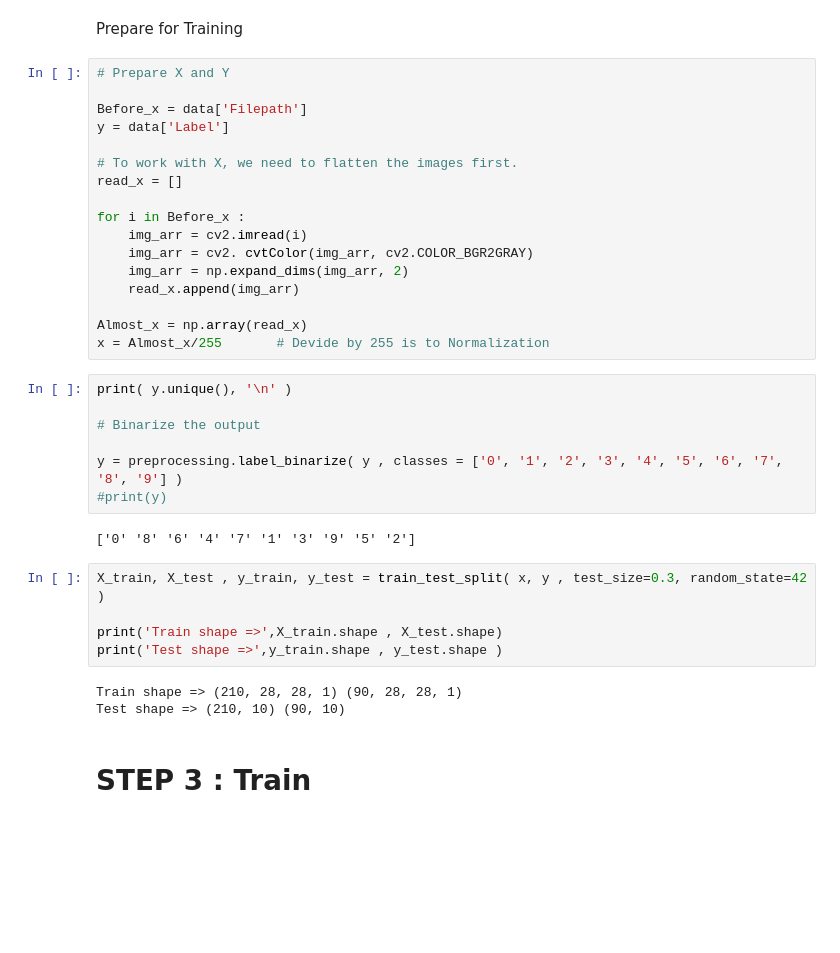
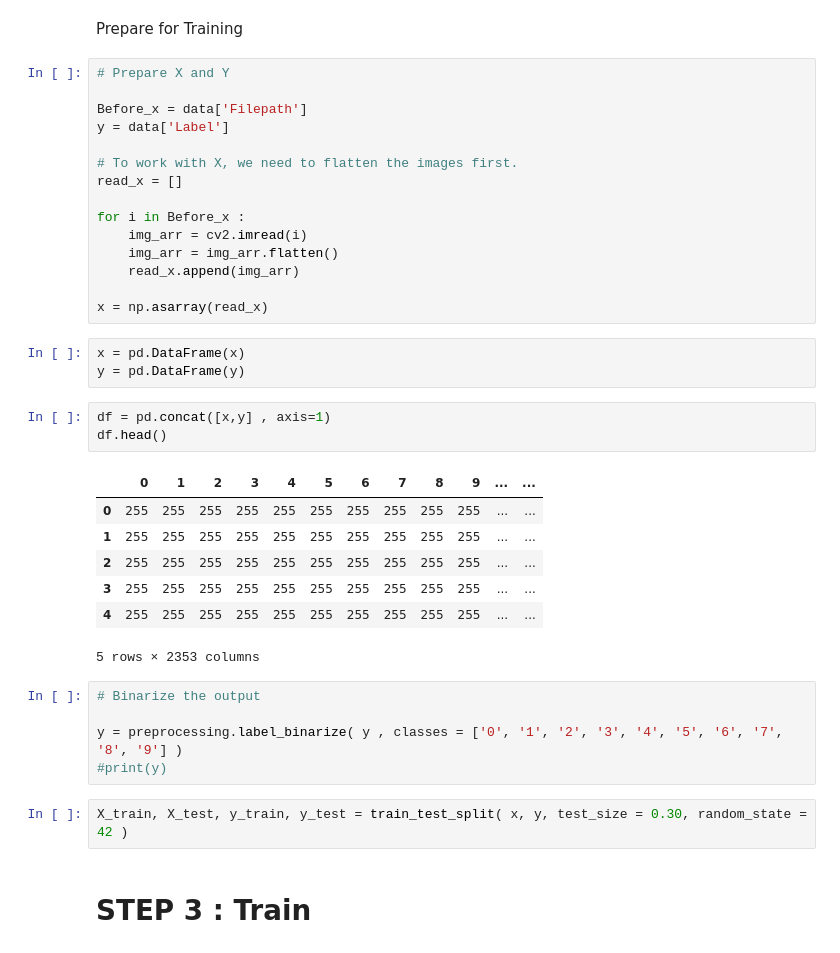
Before and after one commit to HikariJadeEmpire/THNumber_img_classification, a Jupyter notebook: numberclassifier.ipynb, the cells around one changed output. Cells and saved outputs as stored; diff of their text form; blank space fills up the shorter version.

```diff
--- a/numberclassifier.ipynb
+++ b/numberclassifier.ipynb
@@ -135,29 +100,31 @@ read_x = []
 
 for i in Before_x :
     img_arr = cv2.imread(i)
-    img_arr = cv2. cvtColor(img_arr, cv2.COLOR_BGR2GRAY)
-    img_arr = np.expand_dims(img_arr, 2)
+    img_arr = img_arr.flatten()
     read_x.append(img_arr)
 
-Almost_x = np.array(read_x)
-x = Almost_x/255       # Devide by 255 is to Normalization
+x = np.asarray(read_x)
+# %%
+x = pd.DataFrame(x)
+y = pd.DataFrame(y)
+# %%
+df = pd.concat([x,y] , axis=1)
+df.head()
+# %% [output]
+|  | 0 | 1 | 2 | 3 | 4 | 5 | 6 | 7 | 8 | 9 | ... | ... |
+| 0 | 255 | 255 | 255 | 255 | 255 | 255 | 255 | 255 | 255 | 255 | ... | ... |
+| 1 | 255 | 255 | 255 | 255 | 255 | 255 | 255 | 255 | 255 | 255 | ... | ... |
+| 2 | 255 | 255 | 255 | 255 | 255 | 255 | 255 | 255 | 255 | 255 | ... | ... |
+| 3 | 255 | 255 | 255 | 255 | 255 | 255 | 255 | 255 | 255 | 255 | ... | ... |
+| 4 | 255 | 255 | 255 | 255 | 255 | 255 | 255 | 255 | 255 | 255 | ... | ... |
+5 rows × 2353 columns
 # %%
-print( y.unique(), '\n' )
-
 # Binarize the output
 
 y = preprocessing.label_binarize( y , classes = ['0', '1', '2', '3', '4', '5', '6', '7', '8', '9'] )
 #print(y)
-# %% [output]
-['0' '8' '6' '4' '7' '1' '3' '9' '5' '2']
 # %%
-X_train, X_test , y_train, y_test = train_test_split( x, y , test_size=0.3, random_state=42 )
-
-print('Train shape =>',X_train.shape , X_test.shape)
-print('Test shape =>',y_train.shape , y_test.shape )
+X_train, X_test, y_train, y_test = train_test_split( x, y, test_size = 0.30, random_state = 42 )
-# %% [output]
-Train shape => (210, 28, 28, 1) (90, 28, 28, 1)
-Test shape => (210, 10) (90, 10)
 # %% [markdown]
 # STEP 3 : Train
 # %% [markdown]
```
Also changed, not shown: parts of 20 cells of this notebook, 1 other file.
